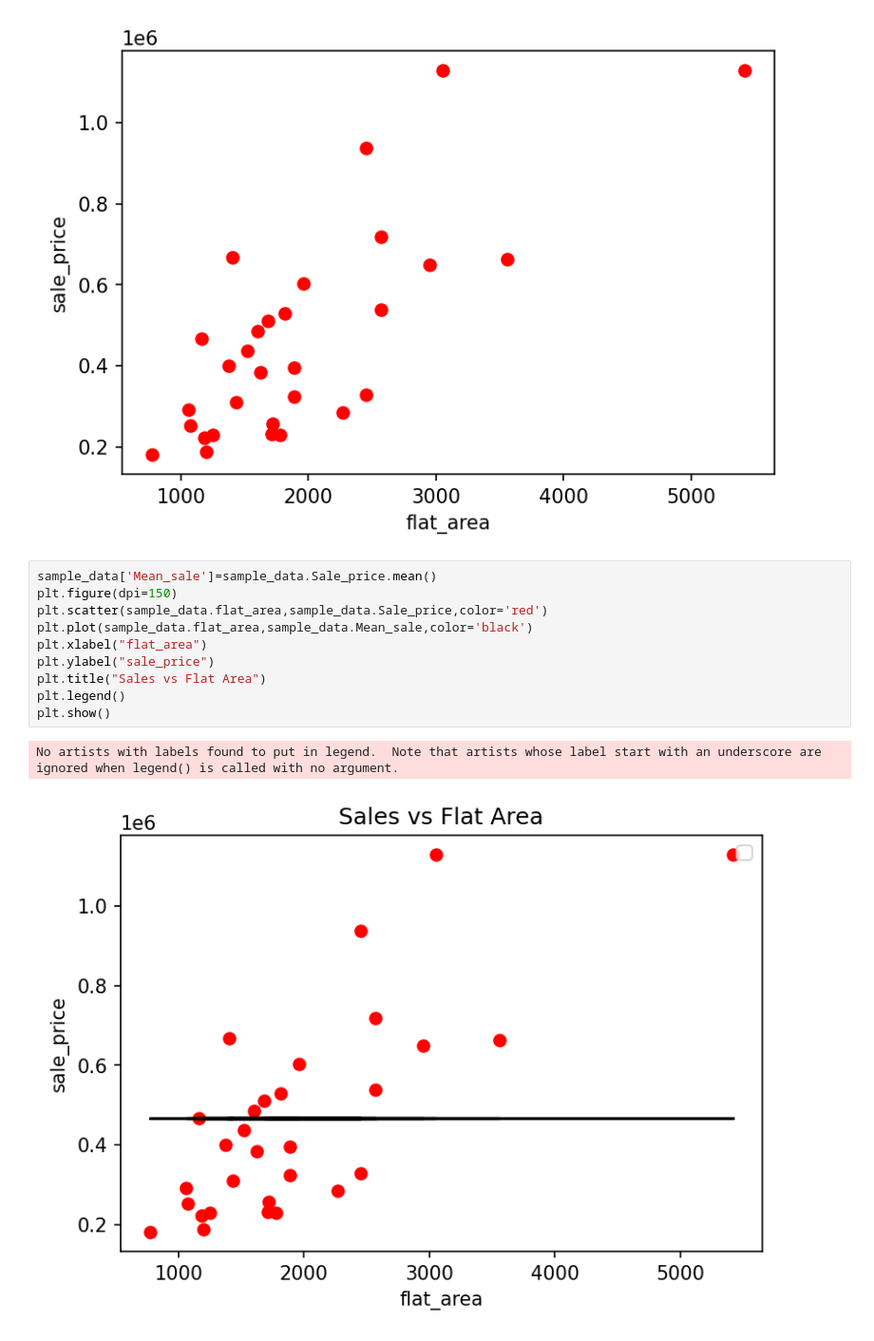
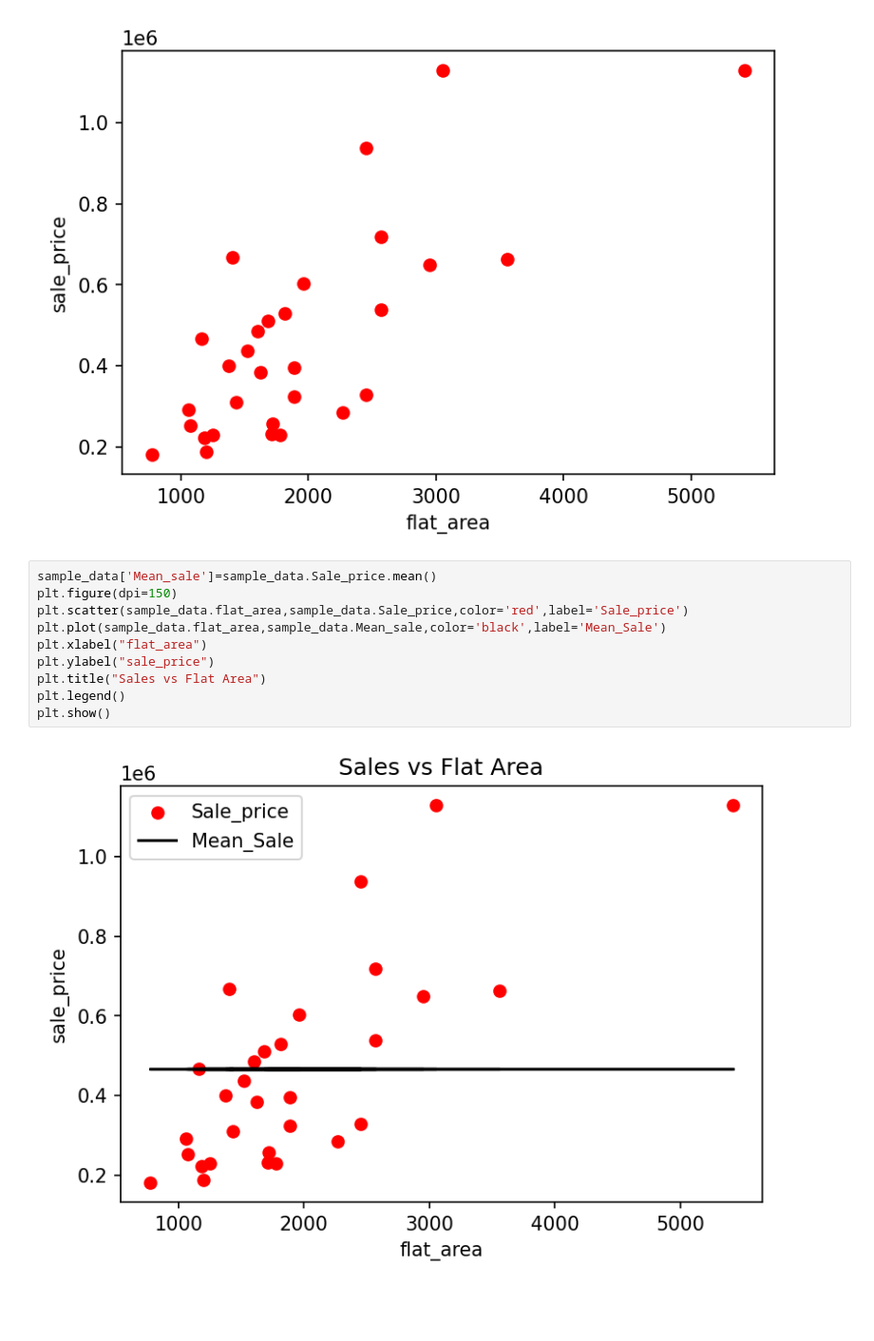
Before and after one commit to VelampalepuRohitAnjaniKumar/Machine-Learning-, a Jupyter notebook: Linear Regression/Linear Regression Model.ipynb, the cells around one changed output. Shown at 95% size. Cells and saved outputs as stored; diff of their text form; blank space fills up the shorter version.

```diff
--- a/Linear Regression/Linear Regression Model.ipynb
+++ b/Linear Regression/Linear Regression Model.ipynb
@@ -55,13 +55,12 @@ Text(0, 0.5, 'sale_price')
 # %%
 sample_data['Mean_sale']=sample_data.Sale_price.mean()
 plt.figure(dpi=150)
-plt.scatter(sample_data.flat_area,sample_data.Sale_price,color='red')
-plt.plot(sample_data.flat_area,sample_data.Mean_sale,color='black')
+plt.scatter(sample_data.flat_area,sample_data.Sale_price,color='red',label='Sale_price')
+plt.plot(sample_data.flat_area,sample_data.Mean_sale,color='black',label='Mean_Sale')
 plt.xlabel("flat_area")
 plt.ylabel("sale_price")
 plt.title("Sales vs Flat Area")
 plt.legend()
 plt.show()
 # %% [output]
-No artists with labels found to put in legend.  Note that artists whose label start with an underscore are ignored when legend() is called with no argument.
-[figure, old version]
+[figure, new version]
```
Also changed, not shown: parts of 6 cells of this notebook.
